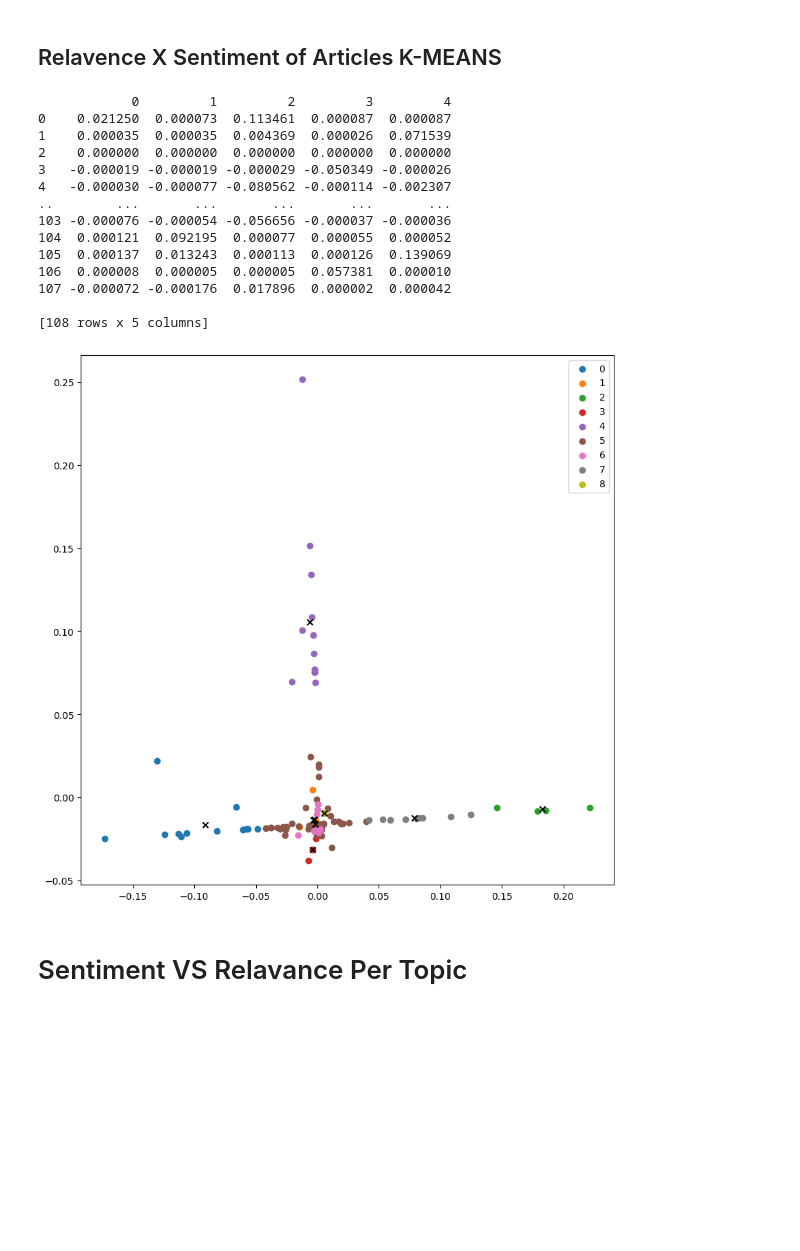
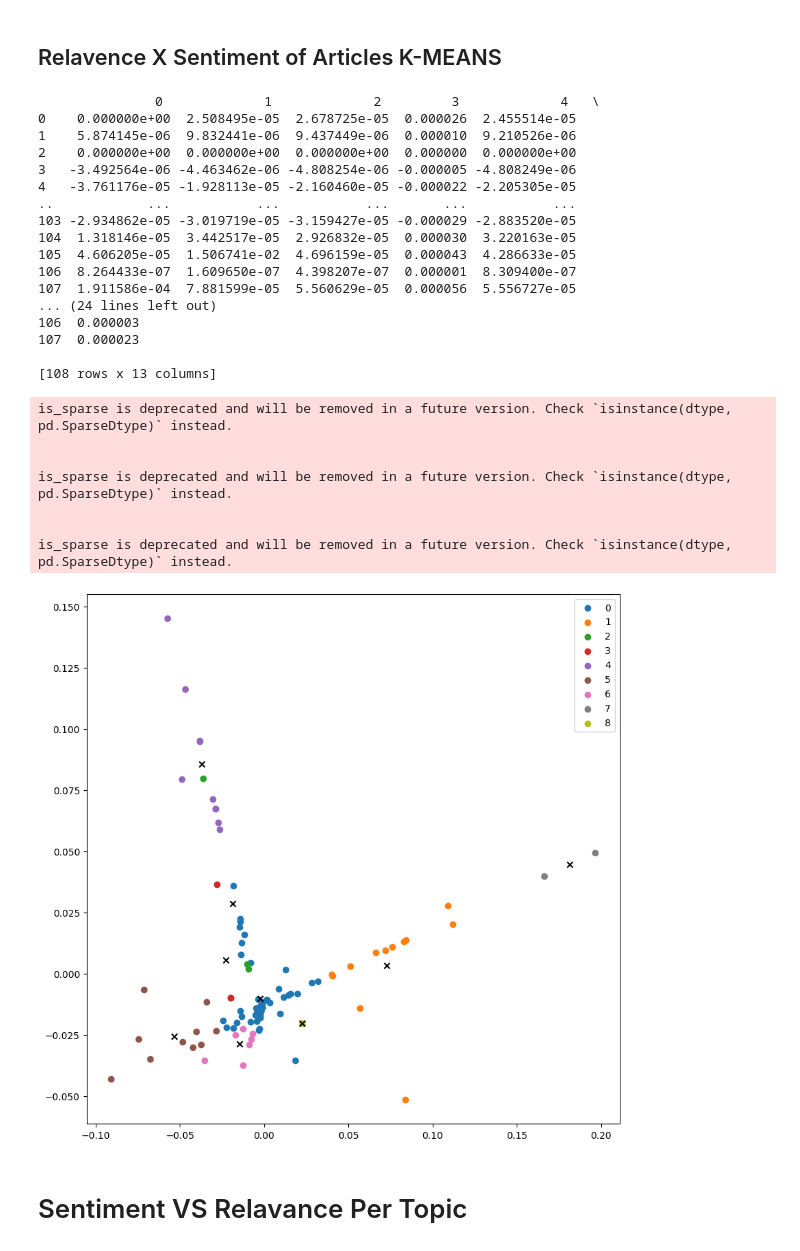
Before and after one commit to WilliamHiatt/SeniorCapStone, a Jupyter notebook: Working Product/Project_Pipeline.ipynb, the cells around one changed output. Saved outputs shown, nothing was run; the diff lists cells and outputs as text; code cells hidden in the pictures; blank space fills up the shorter version.

```diff
--- a/Working Product/Project_Pipeline.ipynb
+++ b/Working Product/Project_Pipeline.ipynb
@@ -156,7 +140,7 @@ url_max = 300
 # TOPIC MODELING SETTINGS
 # this will set how our topic modeling is generated: limit to the # of topics,
 # # of topics we start at, how many we increment by every step
-topic_model_dict = {"topic_limit": 11, "topic_start": 5, "topic_step": 5}
+topic_model_dict = {"topic_limit": 15, "topic_start": 6, "topic_step": 1}
 
 
 ###
@@ -377,48 +375,38 @@ visualize_kmeans_clustering(df_topics= df_topics,
 # %% [markdown]
 ## Relavence X Sentiment of Articles K-MEANS
 # %%
-def multiply_tuples_in_dataframe(input_df):
-    """
-    Multiply the elements of tuples in the DataFrame to create a new DataFrame of float values.
-
-    Args:
-        input_df (pd.DataFrame): The input DataFrame containing tuples.
-
-    Returns:
-        pd.DataFrame: A new DataFrame with float values resulting from multiplying the tuples.
-    """
-    # Create a new DataFrame with the same structure as the input DataFrame
-    result_df = pd.DataFrame(index=input_df.index, columns=input_df.columns)
-
-    for column in input_df.columns:
-        # Use apply to multiply the elements of each tuple and store the result in the new DataFrame
-        result_df[column] = input_df[column].apply(lambda x: x[0] * x[1])
-
-    return result_df
-
-
 result = multiply_tuples_in_dataframe(per_topic_df)
 print(result)
 
 visualize_kmeans_clustering(df_topics= result,
                             num_clusters = kmeans_settings["num_clusters"],
                             pca_components = kmeans_settings["pca_components"])
 # %% [output]
-            0         1         2         3         4
-0    0.021250  0.000073  0.113461  0.000087  0.000087
-1    0.000035  0.000035  0.004369  0.000026  0.071539
-2    0.000000  0.000000  0.000000  0.000000  0.000000
-3   -0.000019 -0.000019 -0.000029 -0.050349 -0.000026
-4   -0.000030 -0.000077 -0.080562 -0.000114 -0.002307
-..        ...       ...       ...       ...       ...
-103 -0.000076 -0.000054 -0.056656 -0.000037 -0.000036
-104  0.000121  0.092195  0.000077  0.000055  0.000052
-105  0.000137  0.013243  0.000113  0.000126  0.139069
-106  0.000008  0.000005  0.000005  0.057381  0.000010
-107 -0.000072 -0.000176  0.017896  0.000002  0.000042
+               0             1             2         3             4   \
+0    0.000000e+00  2.508495e-05  2.678725e-05  0.000026  2.455514e-05
+1    5.874145e-06  9.832441e-06  9.437449e-06  0.000010  9.210526e-06
+2    0.000000e+00  0.000000e+00  0.000000e+00  0.000000  0.000000e+00
+3   -3.492564e-06 -4.463462e-06 -4.808254e-06 -0.000005 -4.808249e-06
+4   -3.761176e-05 -1.928113e-05 -2.160460e-05 -0.000022 -2.205305e-05
+..            ...           ...           ...       ...           ...
+103 -2.934862e-05 -3.019719e-05 -3.159427e-05 -0.000029 -2.883520e-05
+104  1.318146e-05  3.442517e-05  2.926832e-05  0.000030  3.220163e-05
+105  4.606205e-05  1.506741e-02  4.696159e-05  0.000043  4.286633e-05
+106  8.264433e-07  1.609650e-07  4.398207e-07  0.000001  8.309400e-07
+107  1.911586e-04  7.881599e-05  5.560629e-05  0.000056  5.556727e-05
+... (24 lines left out)
+106  0.000003
+107  0.000023
 
-[108 rows x 5 columns]
+[108 rows x 13 columns]
+is_sparse is deprecated and will be removed in a future version. Check `isinstance(dtype, pd.SparseDtype)` instead.
+
+
+is_sparse is deprecated and will be removed in a future version. Check `isinstance(dtype, pd.SparseDtype)` instead.
+
+
+is_sparse is deprecated and will be removed in a future version. Check `isinstance(dtype, pd.SparseDtype)` instead.
-[figure, old version]
+[figure, new version]
 # %% [markdown]
 # Sentiment VS Relavance Per Topic
 # %%
```
Also changed, not shown: parts of 18 cells of this notebook, 1 other file.
